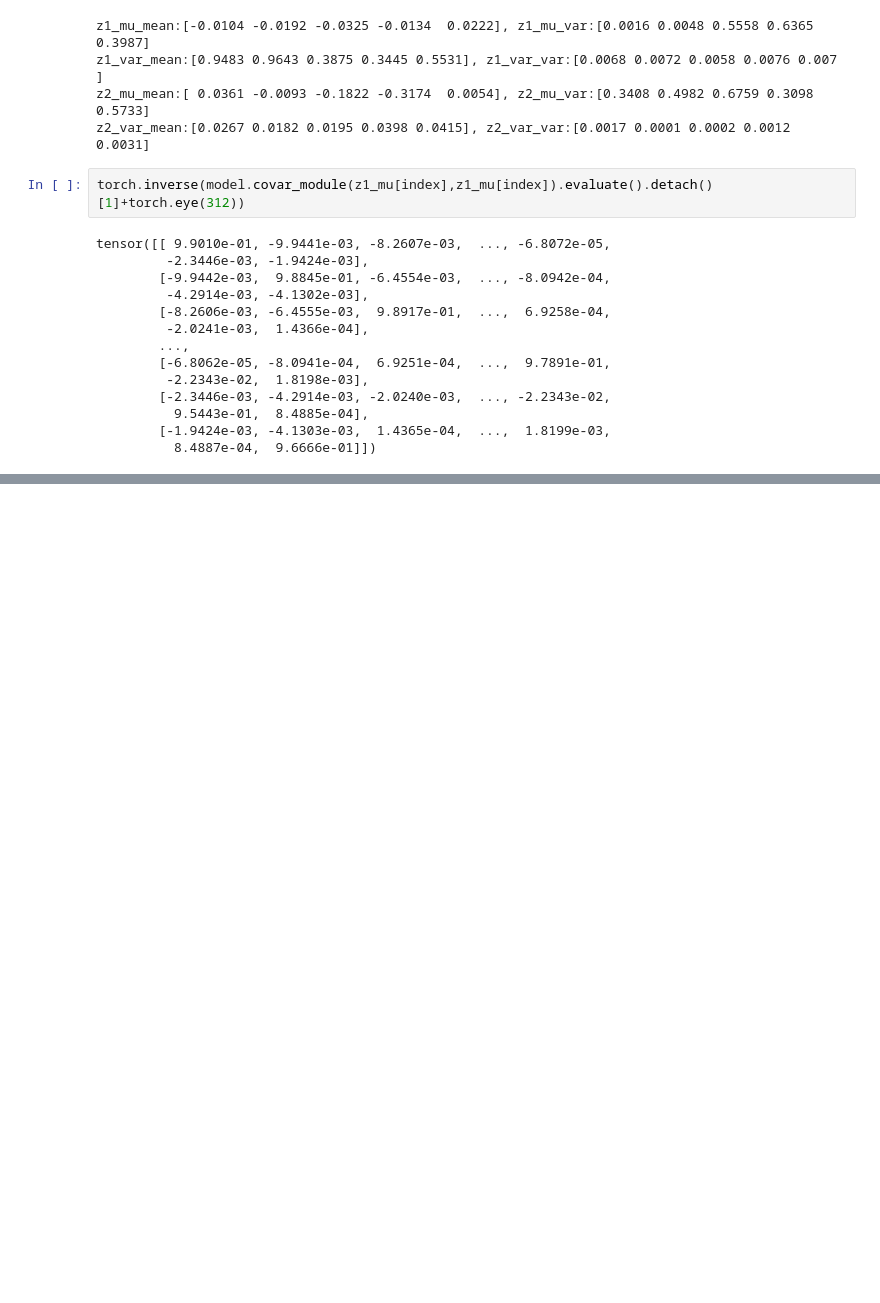
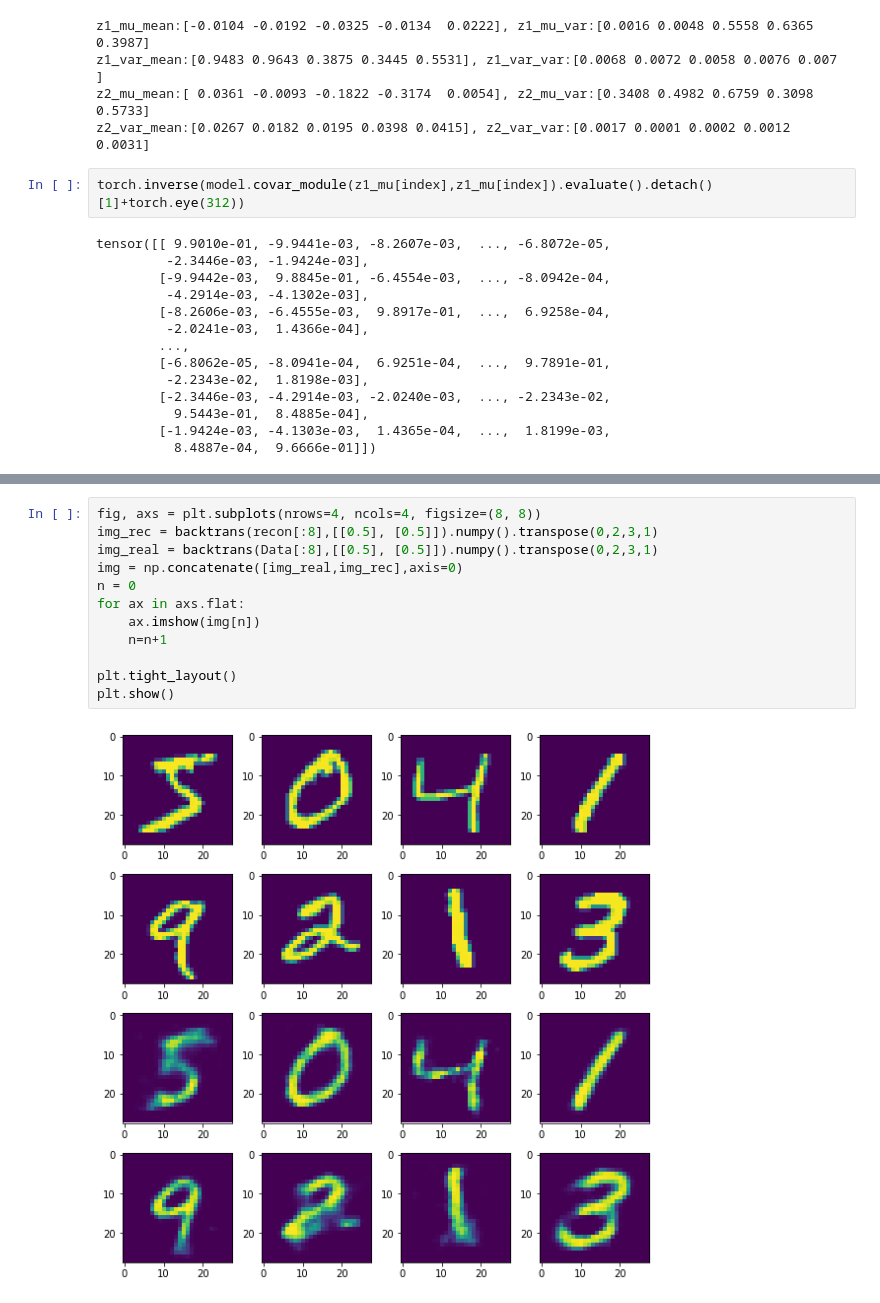
Before and after one commit to XiaoranHao/VGPAE, a Jupyter notebook: MNIST.ipynb, the cells around one changed output, grey strips where cells are left out. Drawn from its saved outputs; the diff is of its cells as text; blank space fills up the shorter version.

```diff
--- a/MNIST.ipynb
+++ b/MNIST.ipynb
@@ -419,0 +362,14 @@ tensor([[ 9.8323e-01, -1.4189e-02, -6.0491e-03,  ...,  1.2895e-04,
+# %%
+fig, axs = plt.subplots(nrows=4, ncols=4, figsize=(8, 8))
+img_rec = backtrans(recon[:8],[[0.5], [0.5]]).numpy().transpose(0,2,3,1)
+img_real = backtrans(Data[:8],[[0.5], [0.5]]).numpy().transpose(0,2,3,1)
+img = np.concatenate([img_real,img_rec],axis=0)
+n = 0
+for ax in axs.flat:
+    ax.imshow(img[n])
+    n=n+1
+
+plt.tight_layout()
+plt.show()
+# %% [output]
+[figure, added]
```
Also changed, not shown: parts of 28 cells of this notebook, 6 other files.
